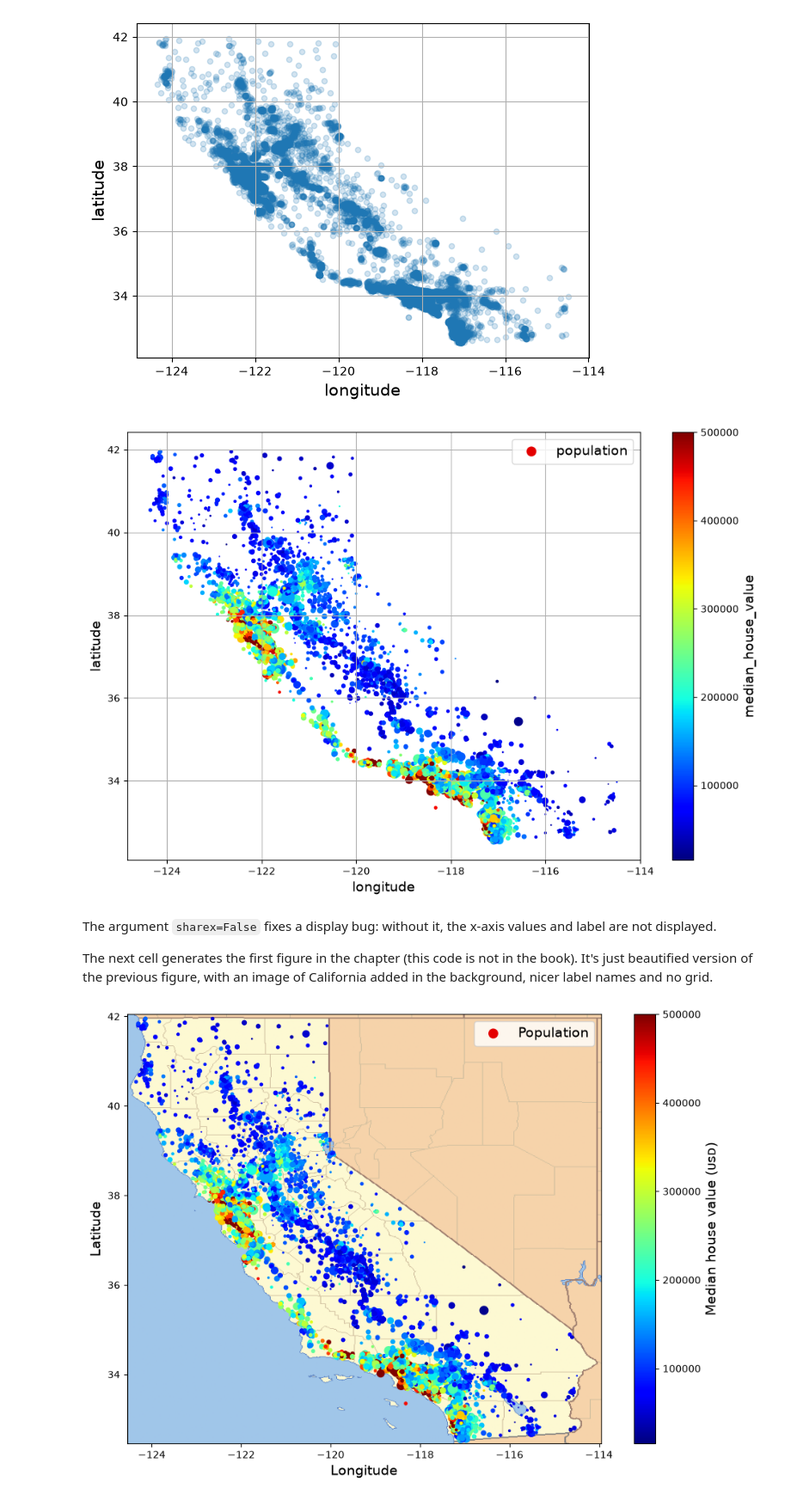
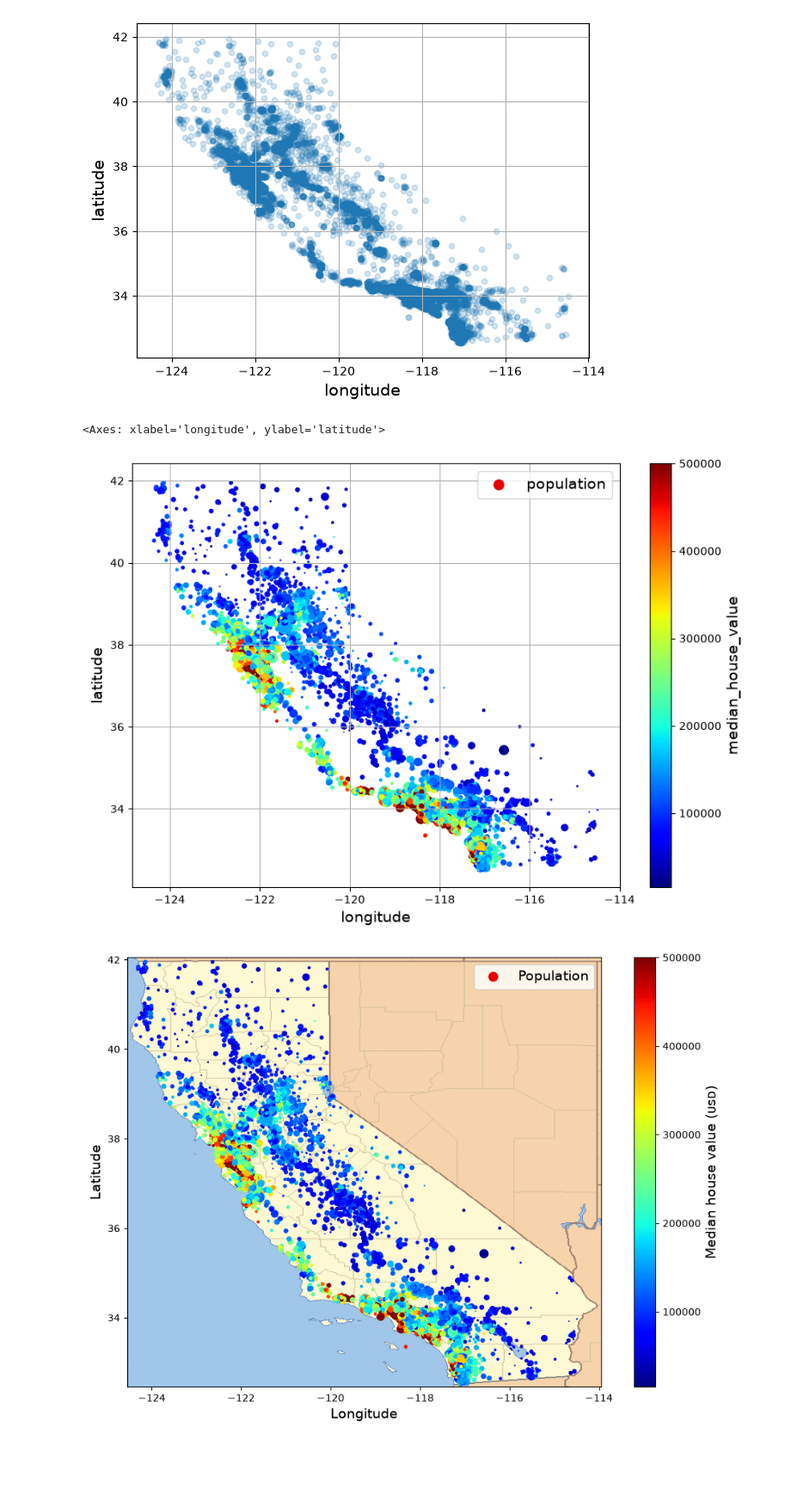
Before and after one commit to DaringUnicorn/hands-on-machine-learning, a Jupyter notebook: 02_end_to_end_machine_learning_project.ipynb, the cells around one changed output. Shown at 86% size. Cells and saved outputs as stored; diff of their text form; code cells hidden in the pictures; blank space fills up the shorter version.

```diff
--- a/02_end_to_end_machine_learning_project.ipynb
+++ b/02_end_to_end_machine_learning_project.ipynb
@@ -13,15 +15,16 @@ from pathlib import Path
 import pandas as pd
 import tarfile
 import urllib.request
+import matplotlib.pyplot as plt
 
 def load_housing_data():
     tarball_path = Path("datasets/housing.tgz")
     if not tarball_path.is_file():
         Path("datasets").mkdir(parents=True, exist_ok=True)
         url = "https://github.com/ageron/data/raw/main/housing.tgz"
-        urllib.request.urlretrieve(url, tarball_path)
-
+        urllib.request.urlretriever(url, tarball_path)
     with tarfile.open(tarball_path) as housing_tarball:
         housing_tarball.extractall(path="datasets")
     return pd.read_csv(Path("datasets/housing/housing.csv"))
+
 housing = load_housing_data()
@@ -208,7 +197,8 @@ It's much shorter to get a single stratified split:
 # %%
-strat_train_set, strat_test_set = train_test_split(housing, test_size=0.2,
-                                                    stratify=housing["income_cat"],
-                                                    random_state=42)
+strat_traim_set, strat_test_set = train_test_split(housing,
+                                                   test_size=0.2,
+                                                   stratify=housing["income_cat"],
+                                                   random_state=42)
 # %%
 strat_test_set["income_cat"].value_counts() / len(strat_test_set)
 # %% [output]
@@ -269,17 +230,12 @@ plt.show()
 [figure]
 # %%
 housing.plot(kind="scatter", x="longitude", y="latitude", grid=True,
-            s=housing["population"] / 100, label="population",
-            c="median_house_value", cmap="jet", colorbar=True,
-            legend=True, sharex=False, figsize=(10, 7))
-save_fig("housing_prices_scatterplot")
-plt.show()
+             s=housing["population"] / 100, label="population",
+             c="median_house_value", cmap="jet", colorbar=True,
+             legend=True, sharex=False, figsize=(10, 7))
 # %% [output]
+<Axes: xlabel='longitude', ylabel='latitude'>
-[figure, old version]
+[figure, new version]
-# %% [markdown]
-The argument `sharex=False` fixes a display bug: without it, the x-axis values and label are not displayed.
-
-The next cell generates the first figure in the chapter (this code is not in the book). It's just beautified version of the previous figure, with an image of California added in the background, nicer label names and no grid.
 # %%
 # extra code – this cell generates the first figure in the chapter
 
```
Also changed, not shown: parts of 127 cells of this notebook, 4 other files.
